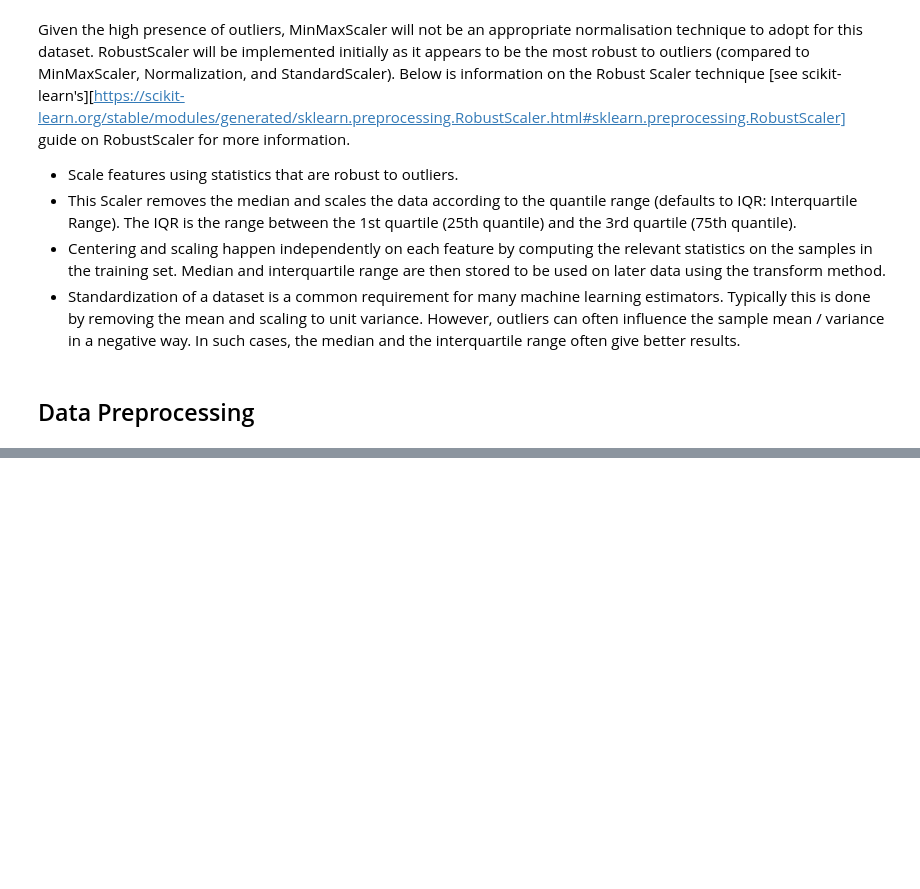
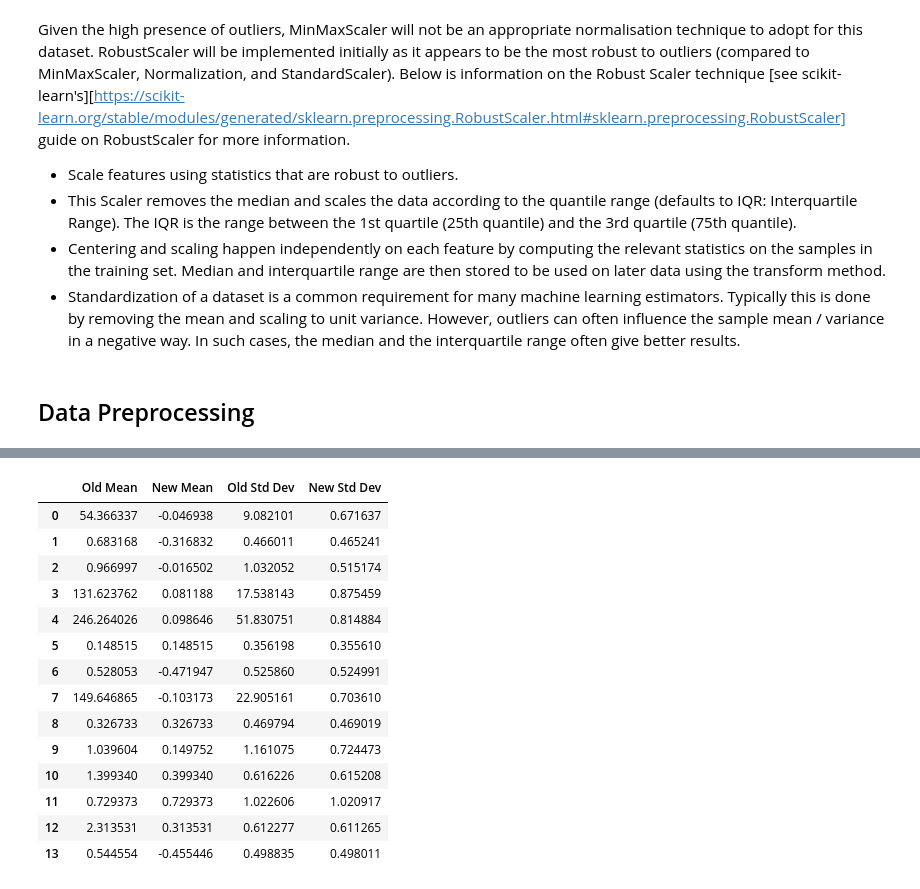
Before and after one commit to catstacks/TDADSAssignments, a Jupyter notebook: Neural_Networks.ipynb, the cells around one changed output, grey strips where cells are left out. Cells and saved outputs as stored; diff of their text form; code cells hidden in the pictures; blank space fills up the shorter version.

```diff
--- a/Neural_Networks.ipynb
+++ b/Neural_Networks.ipynb
@@ -245,0 +282,24 @@ Given the high presence of outliers, MinMaxScaler will not be an appropriate nor
+# %%
+compare = {'Old Mean':[54.366337, 0.683168, 0.966997, 131.623762, 246.264026, 0.148515, 0.528053, 149.646865, 0.326733, 1.039604, 1.399340, 0.729373, 2.313531, 0.544554],
+'New Mean':[-0.04693803, -0.31683168, -0.01650165,  0.08118812,  0.09864609,  0.14851485, -0.47194719, -0.10317339,  0.32673267,  0.14975248,  0.39933993, 0.72937294, 0.31353135, -0.45544554],
+'Old Std Dev':[9.082101, 0.466011, 1.032052, 17.538143, 51.830751, 0.356198, 0.525860, 22.905161, 0.469794, 1.161075, 0.616226, 1.022606, 0.612277, 0.498835],
+'New Std Dev':[0.67163716, 0.46524119, 0.51517401, 0.8754589,  0.81488427, 0.3556096, 0.52499112, 0.70361023, 0.46901859, 0.72447342, 0.61520843, 1.0209175, 0.61126531, 0.49801094]}
+
+compare_df = pd.DataFrame(data=compare)
+compare_df
+# %% [output]
+|  | Old Mean | New Mean | Old Std Dev | New Std Dev |
+| 0 | 54.366337 | -0.046938 | 9.082101 | 0.671637 |
+| 1 | 0.683168 | -0.316832 | 0.466011 | 0.465241 |
+| 2 | 0.966997 | -0.016502 | 1.032052 | 0.515174 |
+| 3 | 131.623762 | 0.081188 | 17.538143 | 0.875459 |
+| 4 | 246.264026 | 0.098646 | 51.830751 | 0.814884 |
+| 5 | 0.148515 | 0.148515 | 0.356198 | 0.355610 |
+| 6 | 0.528053 | -0.471947 | 0.525860 | 0.524991 |
+| 7 | 149.646865 | -0.103173 | 22.905161 | 0.703610 |
+| 8 | 0.326733 | 0.326733 | 0.469794 | 0.469019 |
+| 9 | 1.039604 | 0.149752 | 1.161075 | 0.724473 |
+| 10 | 1.399340 | 0.399340 | 0.616226 | 0.615208 |
+| 11 | 0.729373 | 0.729373 | 1.022606 | 1.020917 |
+| 12 | 2.313531 | 0.313531 | 0.612277 | 0.611265 |
+| 13 | 0.544554 | -0.455446 | 0.498835 | 0.498011 |
```
Also changed, not shown: parts of 3 cells of this notebook.
